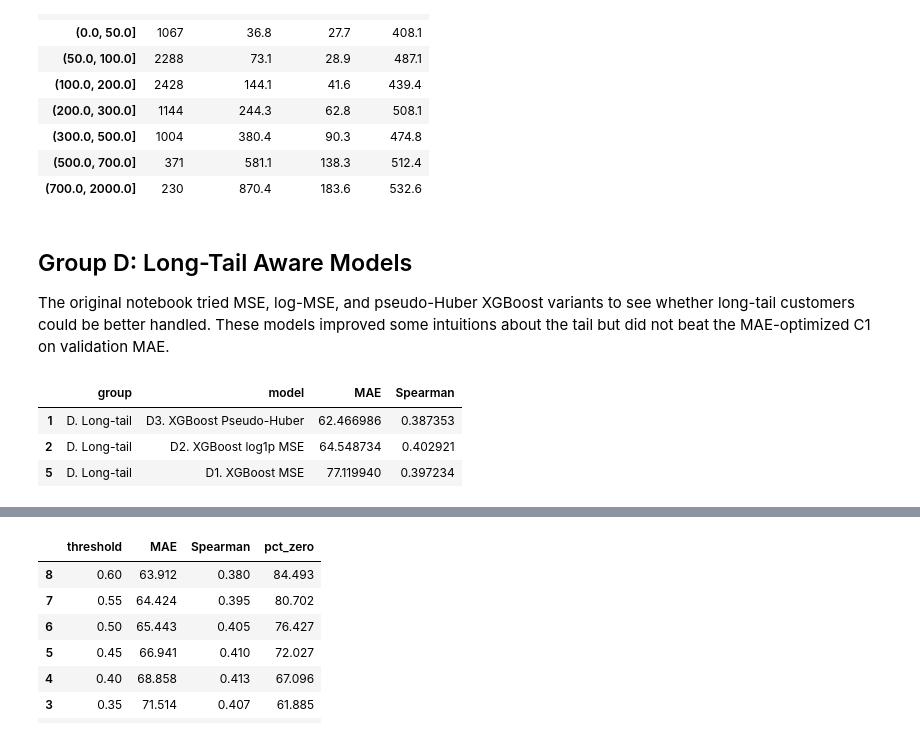
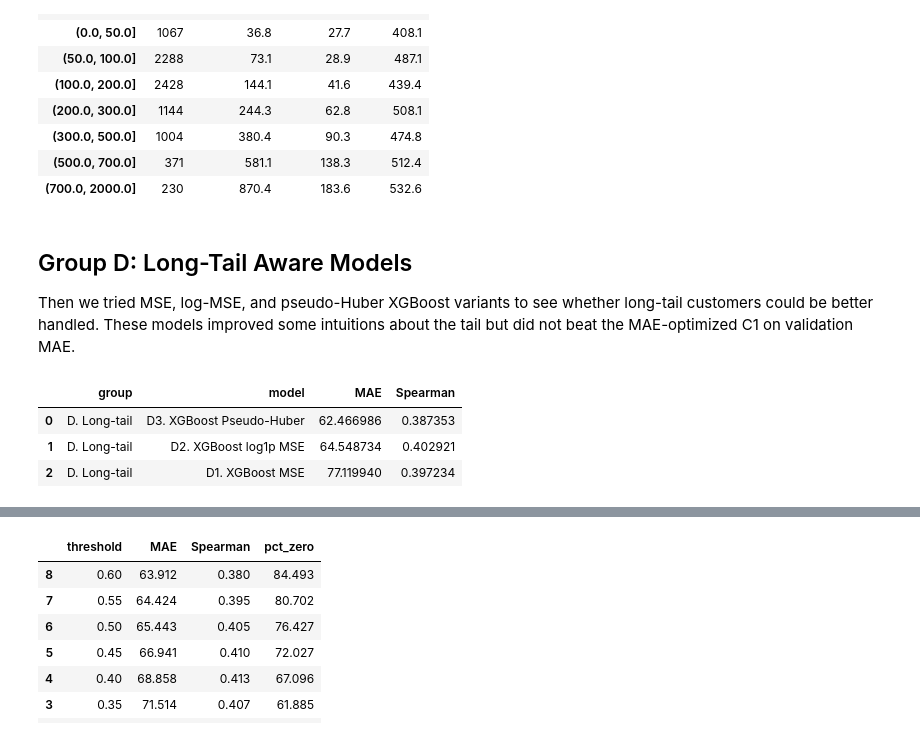
Before and after one commit to linear-depression/kul-advanced-analytics, a Jupyter notebook: proj1/notebooks/project_1.ipynb, the cells around one changed output, grey strips where cells are left out. Saved outputs shown, nothing was run; the diff lists cells and outputs as text; code cells hidden in the pictures.

```diff
--- a/proj1/notebooks/project_1.ipynb
+++ b/proj1/notebooks/project_1.ipynb
@@ -689,9 +583,10 @@ The baseline section has two purposes. Group A tells us what happens if we use n
 # %%
 if RUN_COURSE_BASELINES:
     baseline_results = run_baseline_models(modeling, config)
+    baseline_results.loc[baseline_results["model"].str.startswith("B"), "group"] = "B. Basic methods"
     display(baseline_results)
 else:
     baseline_results = pd.DataFrame()
-    print("Course baselines skipped.")
+    print("Basic baselines skipped.")
 # %% [output]
 |  | group | model | MAE | Spearman |
@@ -720,13 +615,15 @@ The expectation was that C2 or C3 might handle zero inflation better. The actual
 # %%
 if RUN_XGBOOST_MODELS:
-    main_run = run_main_models(modeling, config, include_extended=RUN_EXTENDED_XGBOOST)
-    all_results = results_frame(
+    main_run = run_main_models(modeling, config, include_extended=False)
+    c_stage_results = results_frame(
         baseline_results.to_dict("records") + main_run.results.to_dict("records")
     ) if not baseline_results.empty else main_run.results
-    display(all_results)
+    all_results = c_stage_results.copy()
+    display(c_stage_results)
 else:
     main_run = None
-    all_results = baseline_results.copy()
+    c_stage_results = baseline_results.copy()
+    all_results = c_stage_results.copy()
     print("XGBoost models skipped.")
 # %% [output]
 |  | group | model | MAE | Spearman |
@@ -880,15 +771,17 @@ else:
 # %% [markdown]
 ## Group D: Long-Tail Aware Models
 
-The original notebook tried MSE, log-MSE, and pseudo-Huber XGBoost variants to see whether long-tail customers could be better handled. These models improved some intuitions about the tail but did not beat the MAE-optimized C1 on validation MAE.
+Then we tried MSE, log-MSE, and pseudo-Huber XGBoost variants to see whether long-tail customers could be better handled. These models improved some intuitions about the tail but did not beat the MAE-optimized C1 on validation MAE.
 # %%
 if main_run is not None and RUN_EXTENDED_XGBOOST:
-    long_tail_rows = main_run.results[main_run.results["group"].eq("D. Long-tail")]
-    display(long_tail_rows)
+    long_tail_run = run_long_tail_models(modeling, config)
+    all_results = results_frame(all_results.to_dict("records") + long_tail_run.results.to_dict("records"))
+    display(long_tail_run.results)
 else:
+    long_tail_run = None
     print("Long-tail model trials skipped or unavailable.")
 # %% [output]
 |  | group | model | MAE | Spearman |
-| 1 | D. Long-tail | D3. XGBoost Pseudo-Huber | 62.466986 | 0.387353 |
-| 2 | D. Long-tail | D2. XGBoost log1p MSE | 64.548734 | 0.402921 |
-| 5 | D. Long-tail | D1. XGBoost MSE | 77.119940 | 0.397234 |
+| 0 | D. Long-tail | D3. XGBoost Pseudo-Huber | 62.466986 | 0.387353 |
+| 1 | D. Long-tail | D2. XGBoost log1p MSE | 64.548734 | 0.402921 |
+| 2 | D. Long-tail | D1. XGBoost MSE | 77.119940 | 0.397234 |
```
Also changed, not shown: parts of 54 cells of this notebook, 2 other files.
